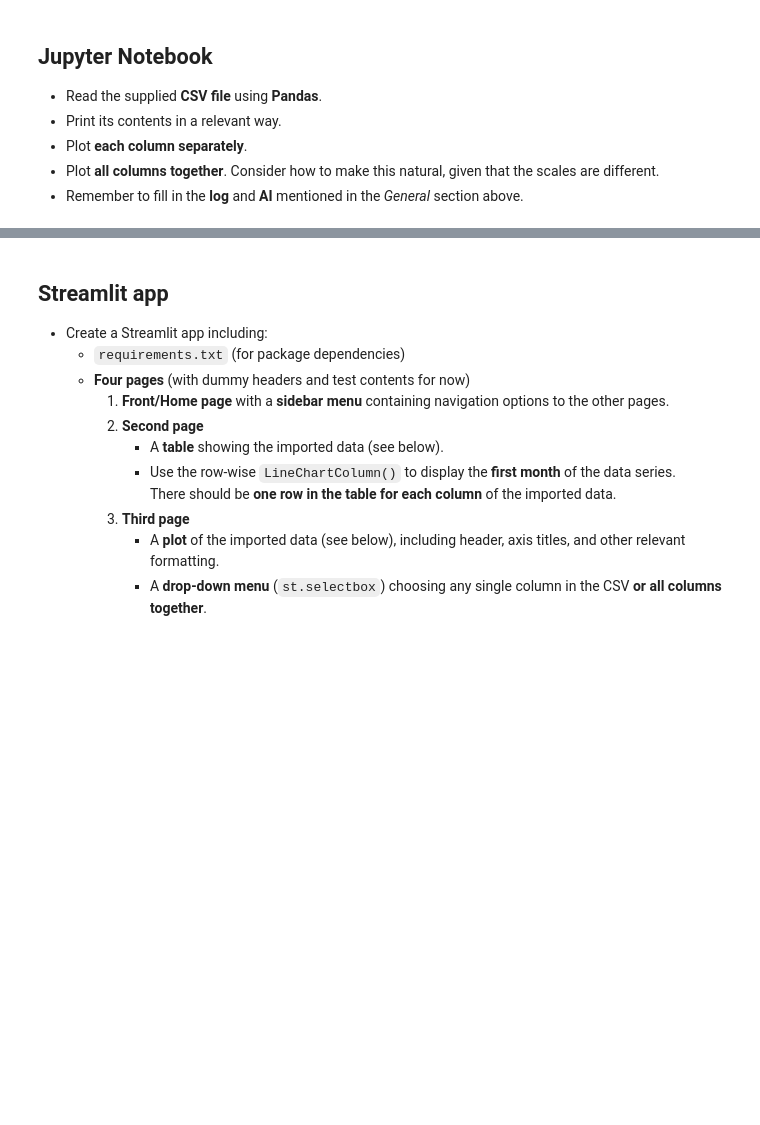
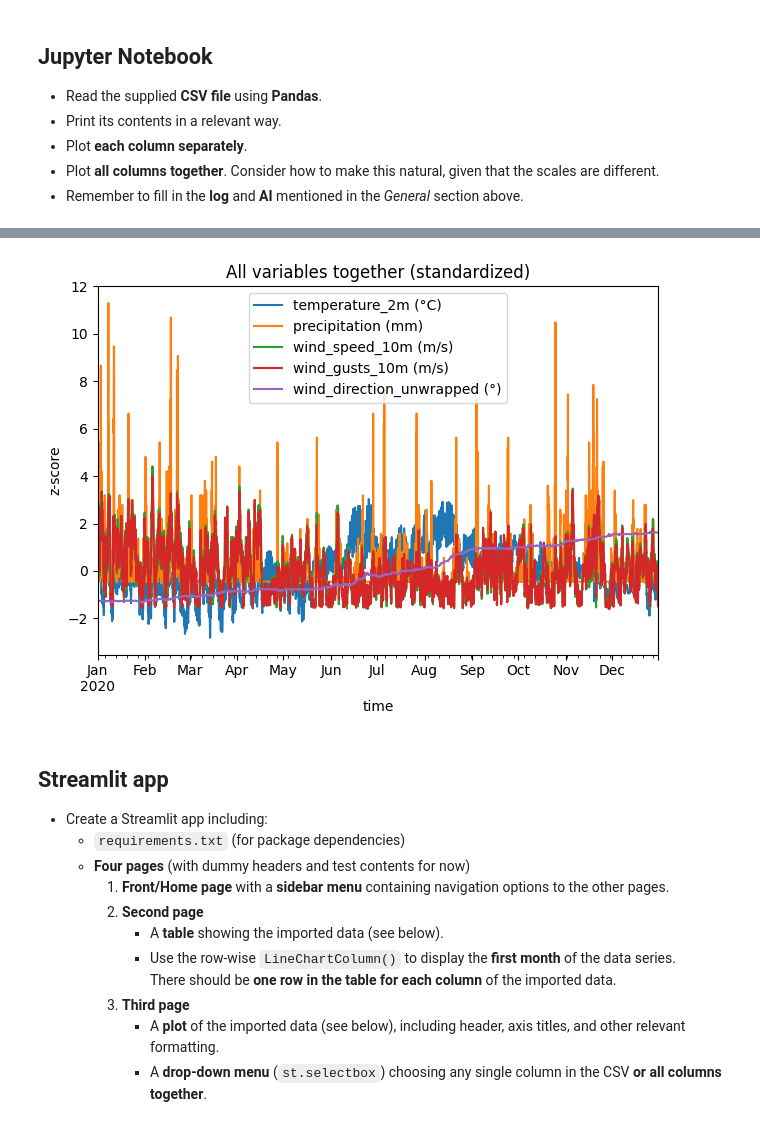
Before and after one commit to rajern/ind320-rajvir, a Jupyter notebook: assignment_1/assignment1.ipynb, the cells around one changed output, grey strips where cells are left out. Drawn from its saved outputs; the diff is of its cells as text; code cells hidden in the pictures; blank space fills up the shorter version.

```diff
--- a/assignment_1/assignment1.ipynb
+++ b/assignment_1/assignment1.ipynb
@@ -51,3 +98,26 @@
+# %%
+# Define name of direction column and normal columns
+direction_col = "wind_direction_10m (°)"
+normal_col = [c for c in df.columns if c != direction_col]
+
+# Unwrap direction so 360→0 jumps don’t spike
+rad = np.deg2rad(df[direction_col].to_numpy())
+direction_unwrapped = np.rad2deg(np.unwrap(rad))
+
+# Combine linear cols + unwrapped direction
+all_df = df[normal_col].copy()
+all_df["wind_direction_unwrapped (°)"] = direction_unwrapped
+# %%
+# Scale to comparable y-axis and plot once
+Z = (all_df - all_df.mean()) / all_df.std(ddof=0)
+Z.plot()
+plt.title("All variables together (standardized)")
+plt.xlabel("time");
+plt.ylabel("z-score")
+plt.tight_layout();
+plt.show()
+# %% [output]
+[figure, added]
 # %% [markdown]
 ## Streamlit app
 
```
Also changed, not shown: parts of 5 cells of this notebook, 5 other files.
